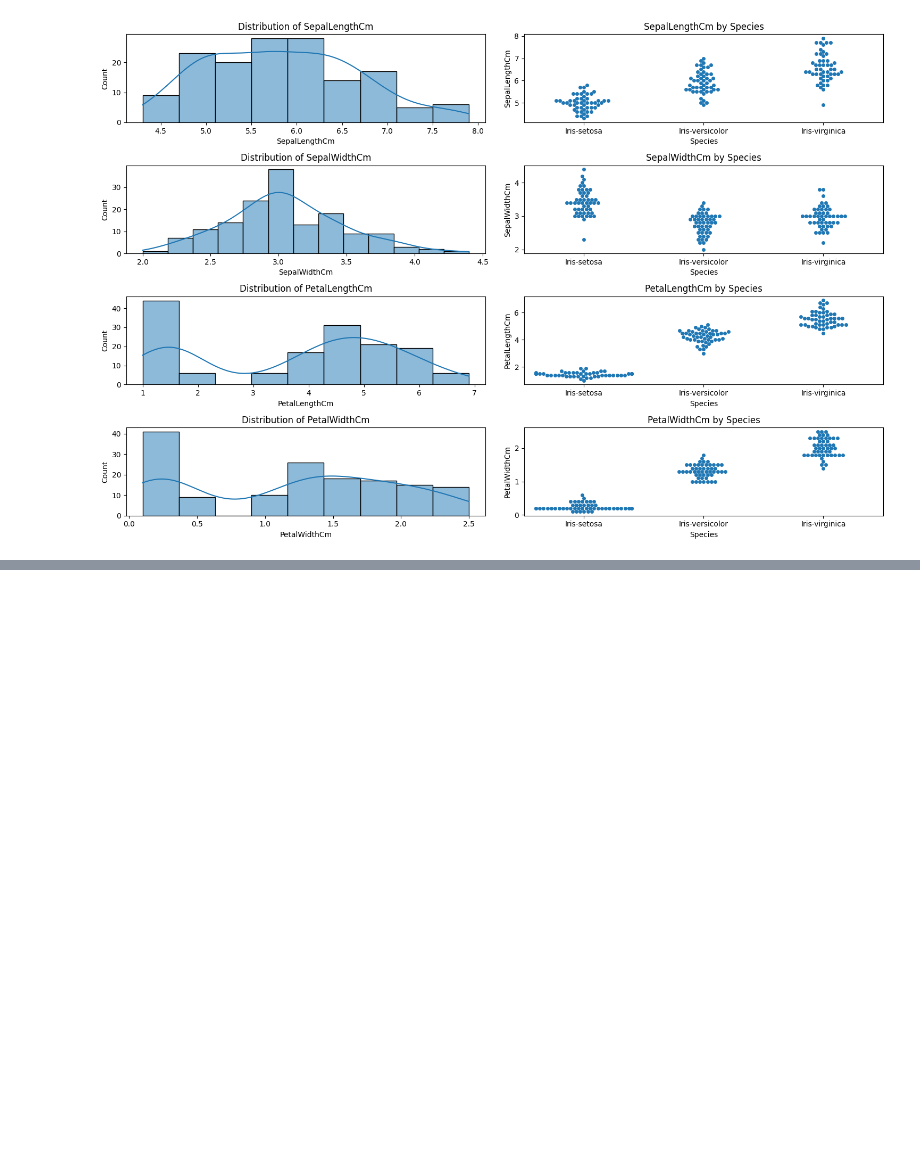
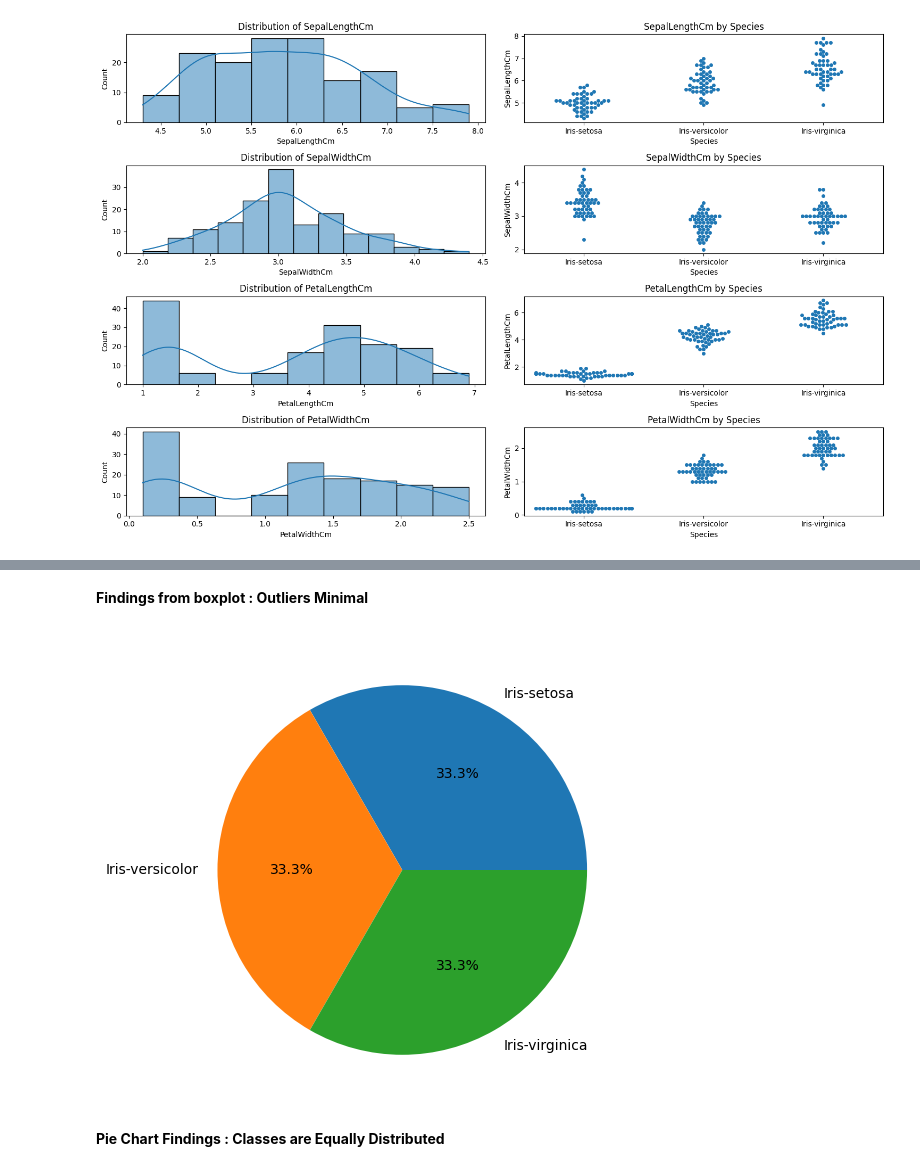
Before and after one commit to CodeByD3v/OIBSIP, a Jupyter notebook: Iris Classification/iris-classification.ipynb, the cells around one changed output, grey strips where cells are left out. Saved outputs shown, nothing was run; the diff lists cells and outputs as text; code cells hidden in the pictures; blank space fills up the shorter version.

```diff
--- a/Iris Classification/iris-classification.ipynb
+++ b/Iris Classification/iris-classification.ipynb
@@ -103,0 +124,12 @@ plt.show()
+# %% [markdown]
+**Findings from boxplot : Outliers Minimal**
+# %%
+# Label/Class Pie Plot
+plt.figure(figsize=(8 , 6))
+round(df["Species"].value_counts()/df.shape[0]*100,2).plot.pie(autopct= '%2.1f%%')
+plt.ylabel("")
+plt.show()
+# %% [output]
+[figure, added]
+# %% [markdown]
+**Pie Chart Findings : Classes are Equally Distributed**
```
Also changed, not shown: parts of 14 cells of this notebook.
